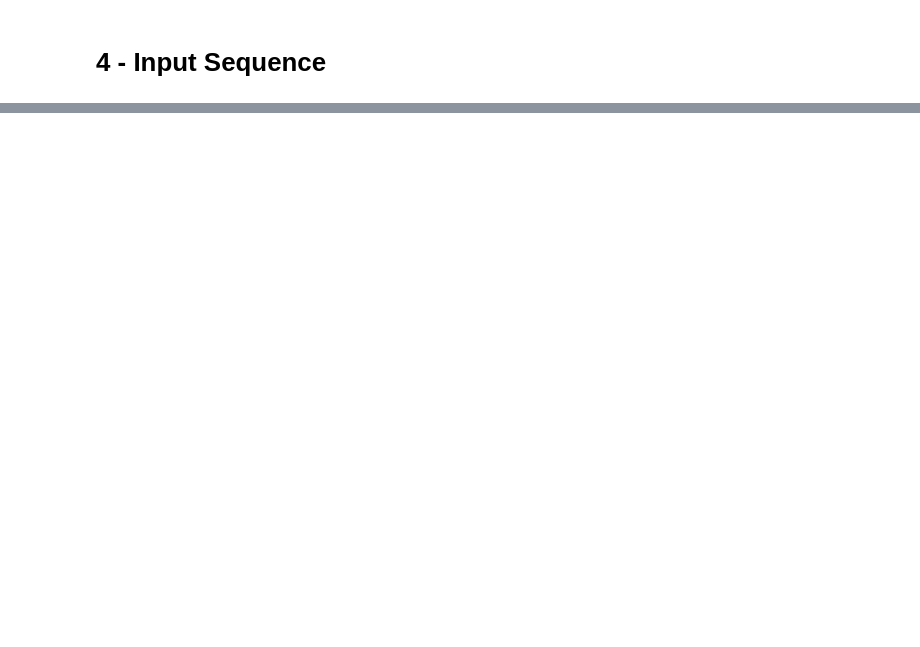
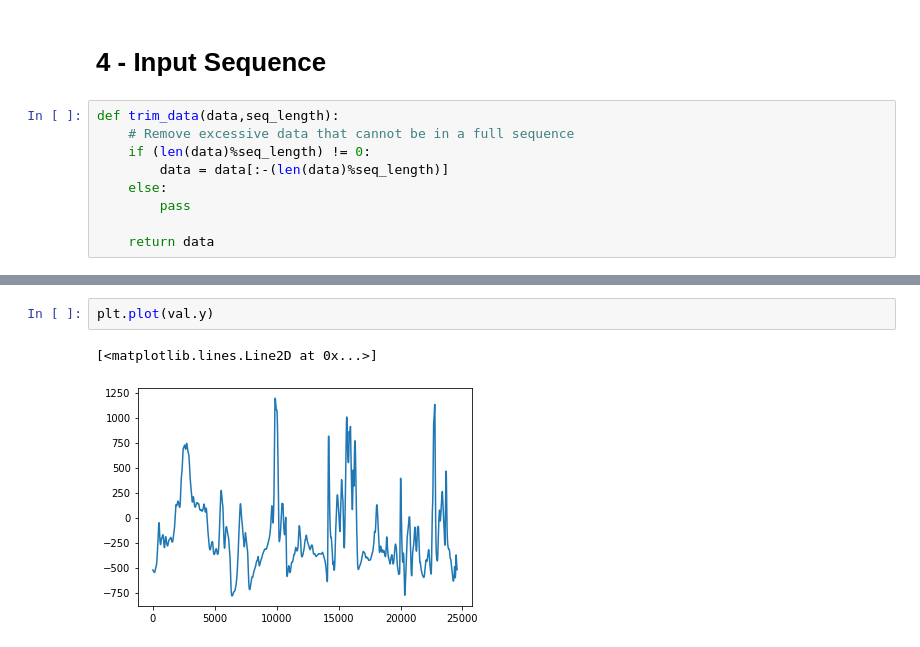
Before and after one commit to Naatyu/MagNav, a Jupyter notebook: notebooks/3 - CNN Solution.ipynb, the cells around one changed output, grey strips where cells are left out. Saved outputs shown, nothing was run; the diff lists cells and outputs as text; blank space fills up the shorter version.

```diff
--- a/notebooks/3 - CNN Solution.ipynb
+++ b/notebooks/3 - CNN Solution.ipynb
@@ -75,4 +88,13 @@ df2_scaled.describe()
 # %% [markdown]
 # 4 - Input Sequence
+# %%
+def trim_data(data,seq_length):
+    # Remove excessive data that cannot be in a full sequence
+    if (len(data)%seq_length) != 0:
+        data = data[:-(len(data)%seq_length)]
+    else:
+        pass
+
+    return data
 # %%
 class MagNavDataset(Dataset):
@@ -121,0 +400,5 @@ tensor([[ 5.1561e-02, -6.6923e-01,  9.9240e-01,  ...,  1.3339e-01,
+# %%
+plt.plot(val.y)
+# %% [output]
+[<matplotlib.lines.Line2D at 0x...>]
+[figure, added]
```
Also changed, not shown: parts of 23 cells of this notebook, 4 other files.
